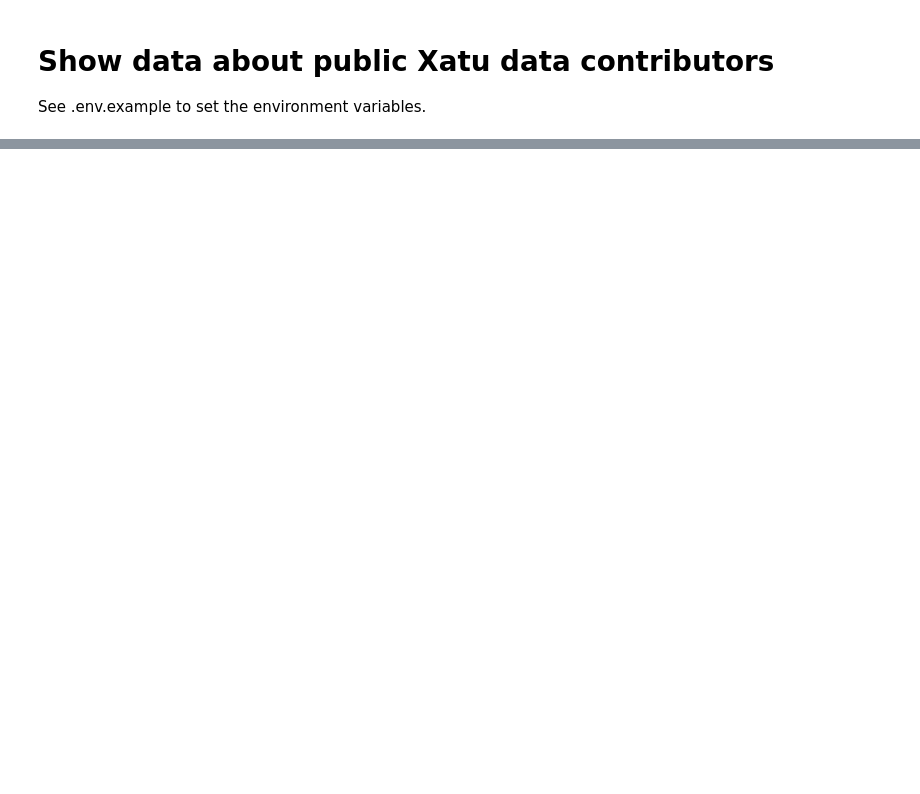
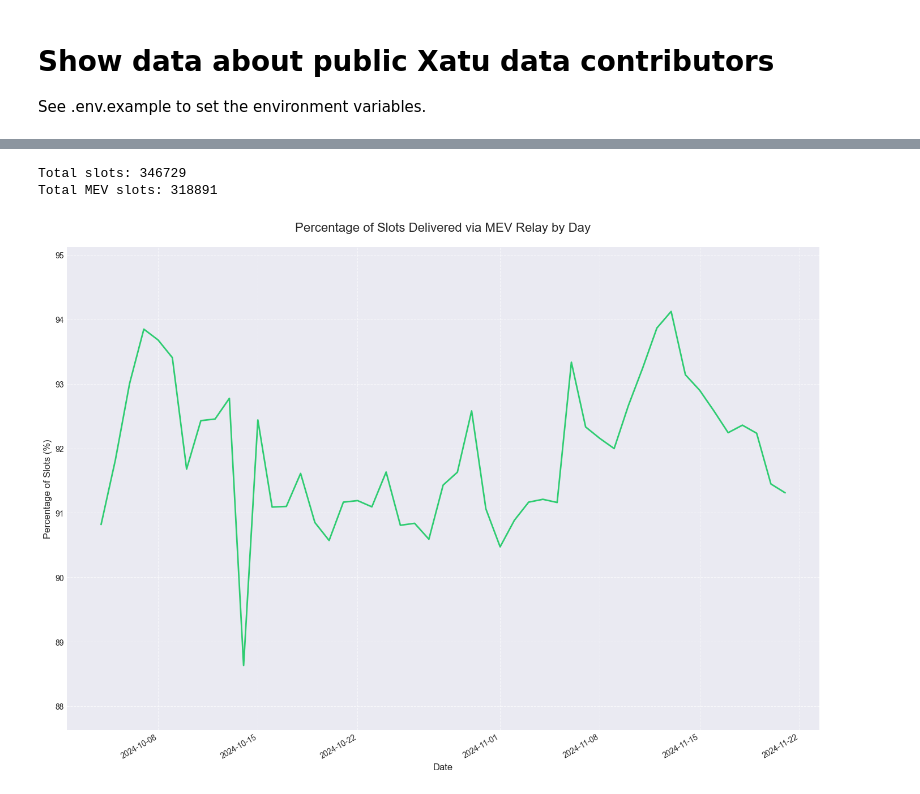
Before and after one commit to ethpandaops/xatu-data, a Jupyter notebook: analysis/public-users/public-users.ipynb, the cells around one changed output, grey strips where cells are left out. Drawn from its saved outputs; the diff is of its cells as text; code cells hidden in the pictures; blank space fills up the shorter version.

```diff
--- a/analysis/public-users/public-users.ipynb
+++ b/analysis/public-users/public-users.ipynb
@@ -670,0 +701,17 @@ plt.show()
+# %%
+# Query for all slots in time window
+all_slots_query = text("""
+    SELECT DISTINCT
+        slot,
+        slot_start_date_time as time
+    FROM beacon_api_eth_v1_events_block FINAL
+    WHERE
+        slot_start_date_time BETWEEN toDateTime(:start_date, 'UTC') AND toDateTime(:end_date, 'UTC')
+        AND meta_network_name = 'mainnet'
+    ORDER BY slot ASC
+""")
+
+result = connection.execute(all_slots_query, {"start_date": start_date.replace('Z', ''), "end_date": end_date.replace('Z', '')})
+all_slots = pd.DataFrame(result.fetchall(), columns=['slot', 'time'])
+
+print(all_slots)
@@ -670,0 +733,55 @@ plt.show()
+# %%
+total_slots = len(all_slots)
+total_mev_slots = len(mev_slots)
+
+print(f"Total slots: {total_slots}")
+print(f"Total MEV slots: {total_mev_slots}")
+
+# Convert time to datetime and set as index
+all_slots['time'] = pd.to_datetime(all_slots['time'])
+mev_slots_with_time = pd.merge(mev_slots.copy(), all_slots[['slot', 'time']], on='slot', how='left')
+mev_slots_with_time['time'] = pd.to_datetime(mev_slots_with_time['time'])
+
+# Filter out last 5000 slots since they are probably incomplete
+max_slot = all_slots['slot'].max() - 5000
+mev_slots_filtered = mev_slots_with_time[mev_slots_with_time['slot'] <= max_slot]
+all_slots_filtered = all_slots[all_slots['slot'] <= max_slot]
+
+# Resample by day
+mev_daily = mev_slots_filtered.resample('D', on='time').size()
+all_daily = all_slots_filtered.resample('D', on='time').size()
+
+# Calculate percentage per day
+daily_percentage = (mev_daily / all_daily) * 100
+
+# Create figure
+plt.figure(figsize=(14, 10))
+
+# Create line plot
+plt.plot(daily_percentage.index, daily_percentage.values, color='#2ecc71', linewidth=2)
+
+# Customize plot
+plt.title('Percentage of Slots Delivered via MEV Relay by Day', pad=20, fontsize=16)
+plt.ylabel('Percentage of Slots (%)', fontsize=12)
+plt.xlabel('Date', fontsize=12)
+
+# Set y-axis limits with some padding
+y_min = max(0, daily_percentage.min() - 1)
+y_max = min(100, daily_percentage.max() + 1)
+plt.ylim(y_min, y_max)
+
+# Format dates nicely
+plt.gcf().autofmt_xdate()
+
+# Add grid
+plt.grid(True, linestyle='--', alpha=0.7)
+
+# Adjust layout
+plt.tight_layout()
+
+# Show plot
+plt.show()
+# %% [output]
+Total slots: 346729
+Total MEV slots: 318891
+[figure, added]
```
Also changed, not shown: parts of 35 cells of this notebook.
